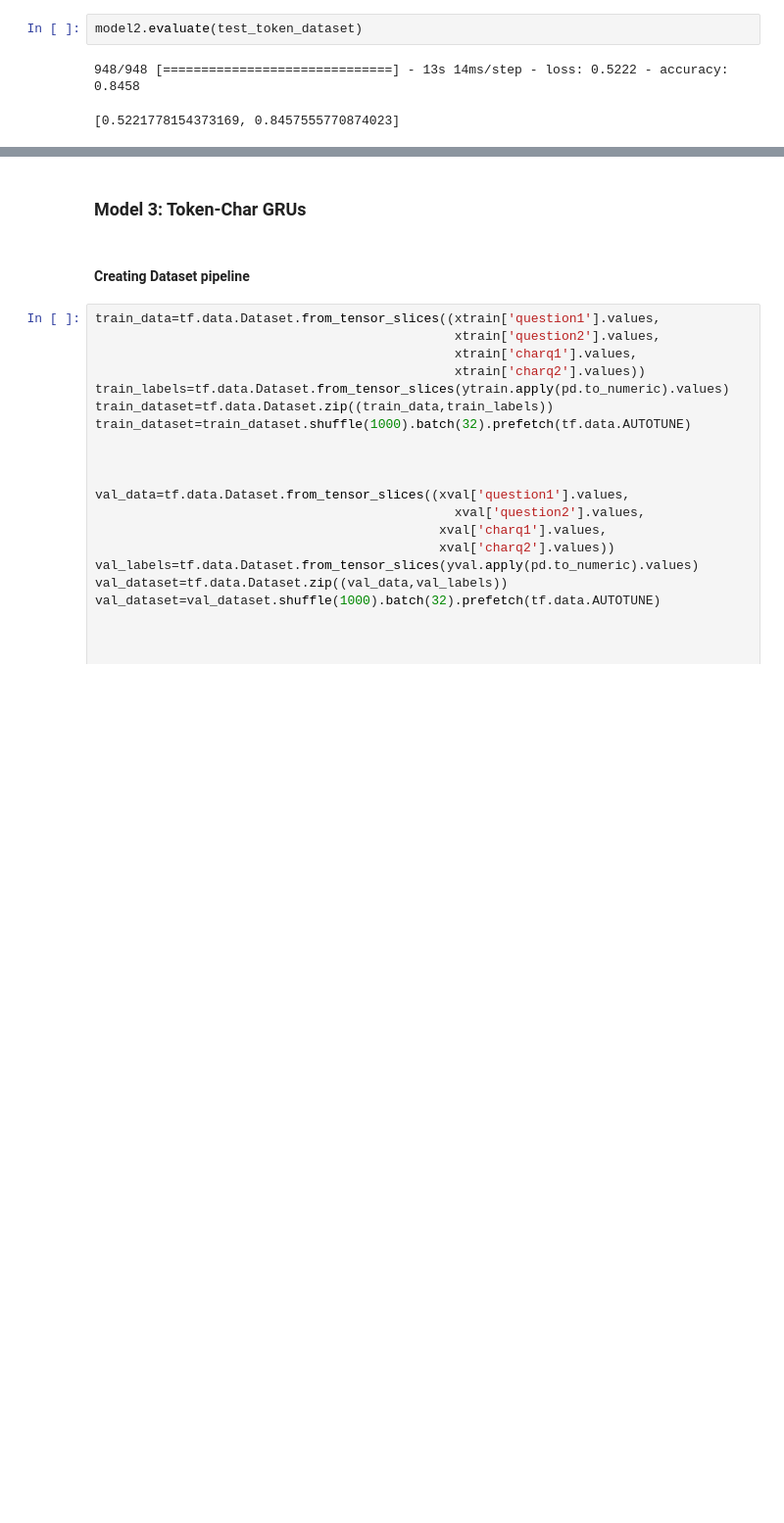
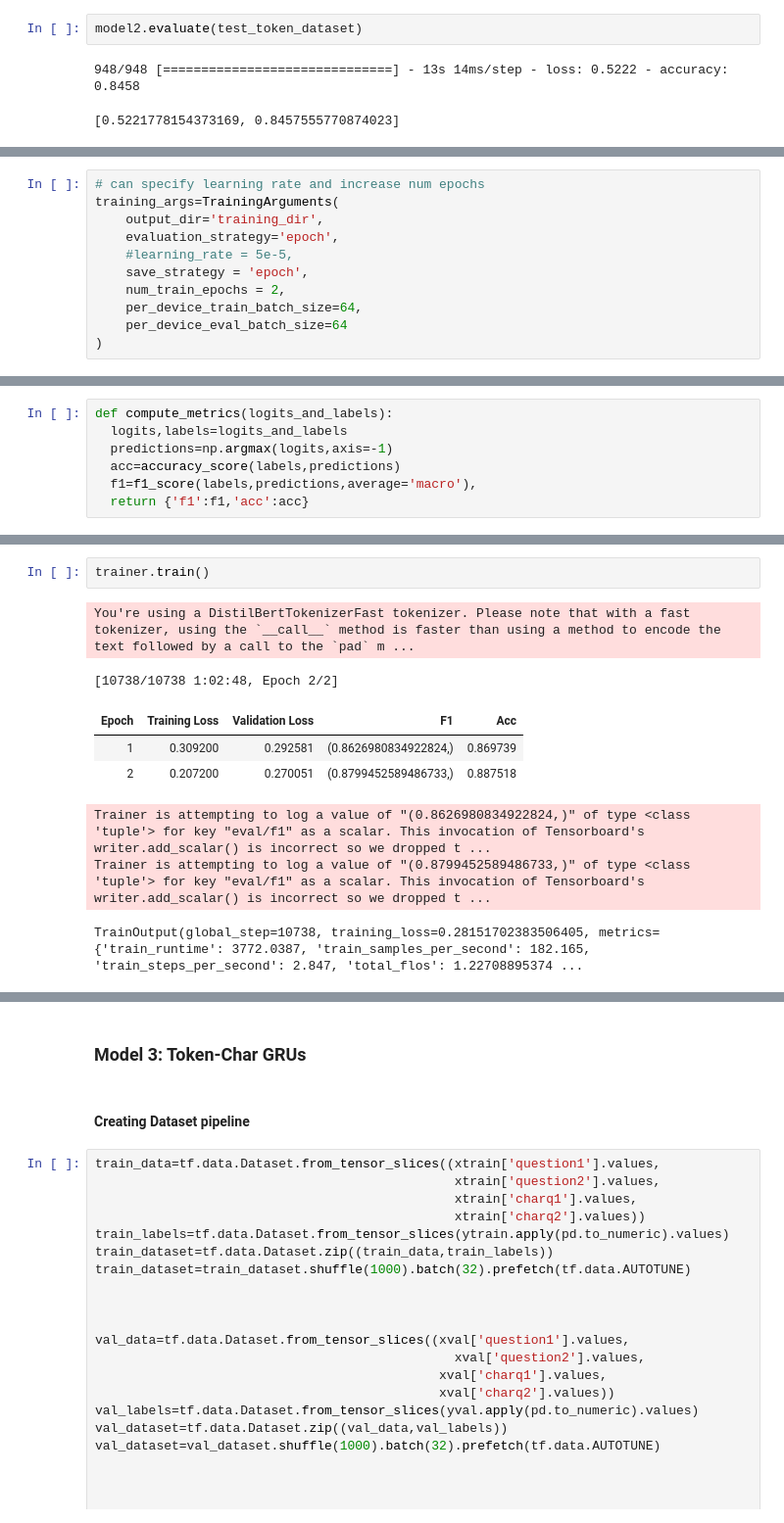
Before and after one commit to rafayqayyum/quora-question-similarity, a Jupyter notebook: Quora_Question_Pair_.ipynb, the cells around one changed output, grey strips where cells are left out. Shown: that part at 98% size. Drawn from its saved outputs; the diff is of its cells as text; blank space fills up the shorter version.

Commit message:
Added DistilBERT fine tuning

```diff
--- a/Quora_Question_Pair_.ipynb
+++ b/Quora_Question_Pair_.ipynb
@@ -633,0 +734,11 @@ model2.evaluate(test_token_dataset)
+# %%
+# can specify learning rate and increase num epochs
+training_args=TrainingArguments(
+    output_dir='training_dir',
+    evaluation_strategy='epoch',
+    #learning_rate = 5e-5,
+    save_strategy = 'epoch',
+    num_train_epochs = 2,
+    per_device_train_batch_size=64,
+    per_device_eval_batch_size=64
+)
@@ -633,0 +750,7 @@ model2.evaluate(test_token_dataset)
+# %%
+def compute_metrics(logits_and_labels):
+  logits,labels=logits_and_labels
+  predictions=np.argmax(logits,axis=-1)
+  acc=accuracy_score(labels,predictions)
+  f1=f1_score(labels,predictions,average='macro'),
+  return {'f1':f1,'acc':acc}
@@ -633,0 +799,11 @@ model2.evaluate(test_token_dataset)
+# %%
+trainer.train()
+# %% [output]
+You're using a DistilBertTokenizerFast tokenizer. Please note that with a fast tokenizer, using the `__call__` method is faster than using a method to encode the text followed by a call to the `pad` m ...
+[10738/10738 1:02:48, Epoch 2/2]
+| Epoch | Training Loss | Validation Loss | F1 | Acc |
+| 1 | 0.309200 | 0.292581 | (0.8626980834922824,) | 0.869739 |
+| 2 | 0.207200 | 0.270051 | (0.8799452589486733,) | 0.887518 |
+Trainer is attempting to log a value of "(0.8626980834922824,)" of type <class 'tuple'> for key "eval/f1" as a scalar. This invocation of Tensorboard's writer.add_scalar() is incorrect so we dropped t ...
+Trainer is attempting to log a value of "(0.8799452589486733,)" of type <class 'tuple'> for key "eval/f1" as a scalar. This invocation of Tensorboard's writer.add_scalar() is incorrect so we dropped t ...
+TrainOutput(global_step=10738, training_loss=0.28151702383506405, metrics={'train_runtime': 3772.0387, 'train_samples_per_second': 182.165, 'train_steps_per_second': 2.847, 'total_flos': 1.22708895374 ...
```
Also changed, not shown: parts of 33 cells of this notebook.
